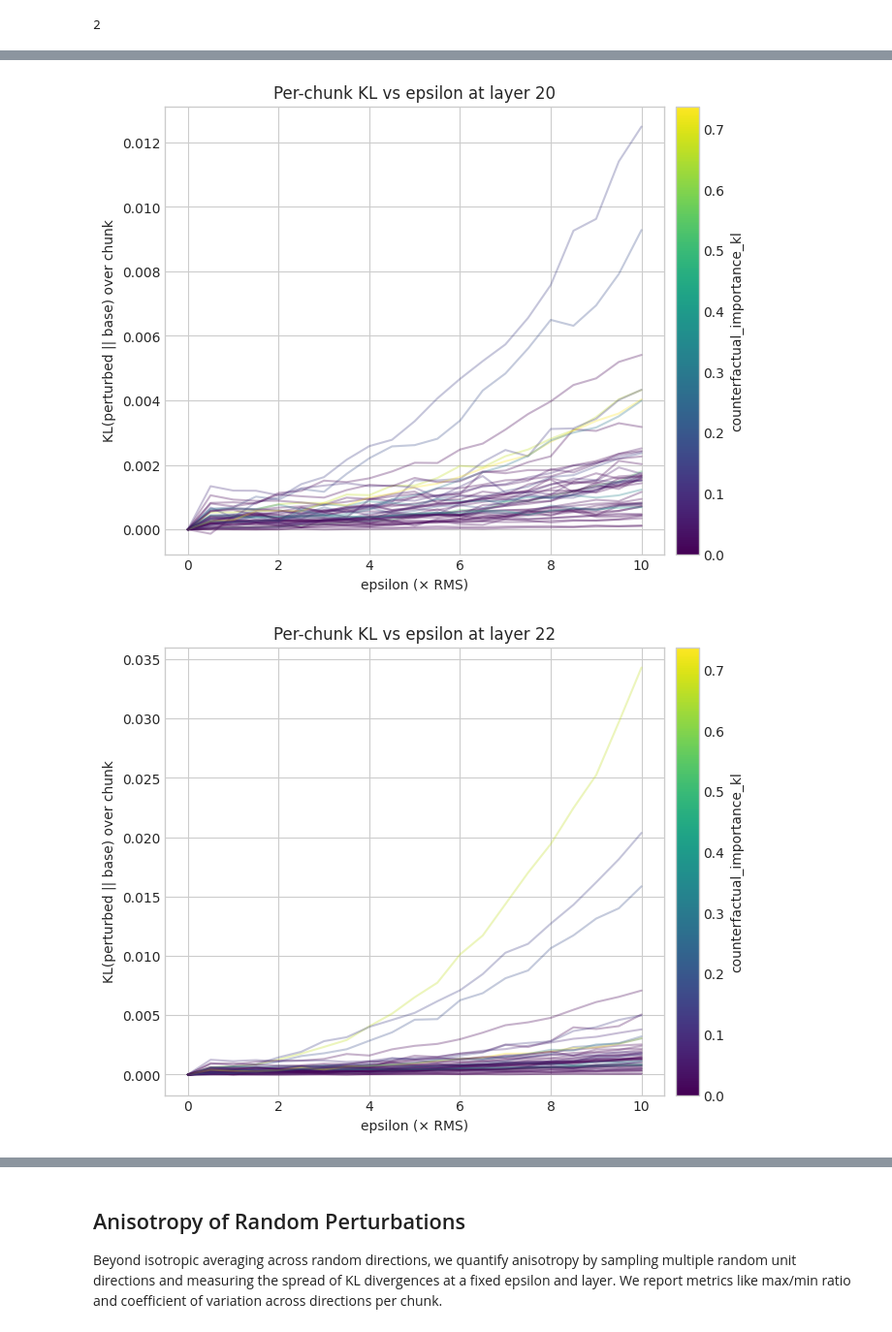
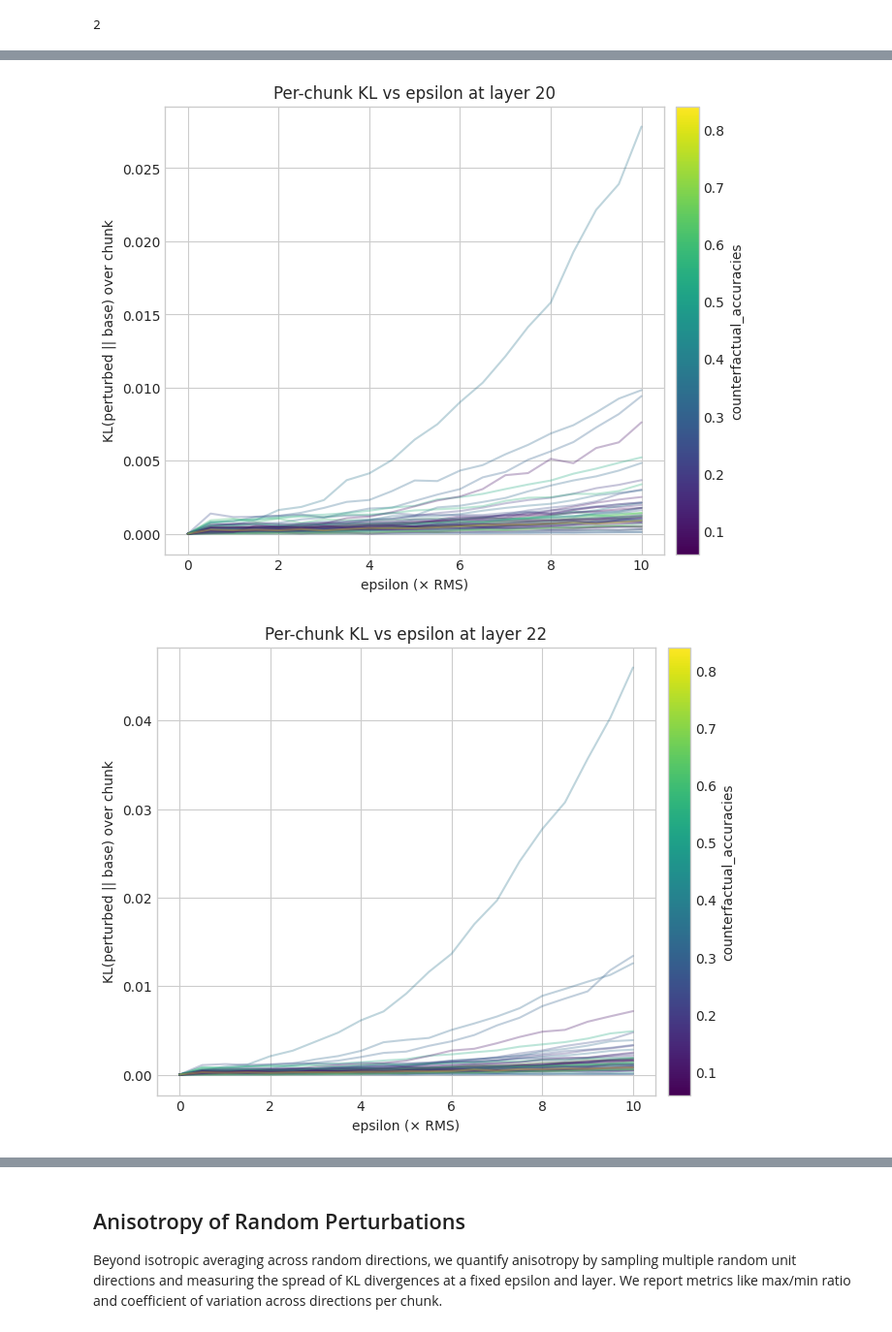
Before and after one commit to cutterdawes/SteeringThoughtAnchors, a Jupyter notebook: notebooks/experiment_3aii_anchor_perturbation.ipynb, the cells around one changed output, grey strips where cells are left out. Shown: that part at 97% size. Drawn from its saved outputs; the diff is of its cells as text; code cells hidden in the pictures.

Commit message:
Plot vs counterfactual_accuracies

```diff
--- a/notebooks/experiment_3aii_anchor_perturbation.ipynb
+++ b/notebooks/experiment_3aii_anchor_perturbation.ipynb
@@ -258,7 +258,7 @@ for ex_idx, ex in enumerate(examples, start=1):
         chunks = [p.strip() for p in re.split(r'(?<=[\.!\?])\s+|\n\n+', cot_text) if p.strip()]
     if not chunks:
         continue
-    cf_importance = ex.get('counterfactual_importance_kl', [0.0]*len(chunks))
+    cf_importance = ex.get('counterfactual_accuracies', [0.0]*len(chunks))
 
     for chunk_idx, chunk_text in enumerate(chunks):
         # Build prefix and align spans
@@ -388,32 +388,32 @@ plt.show()
 # %%
-# Plot per-chunk KL vs epsilon, color-coded by counterfactual_importance_kl
+# Plot per-chunk KL vs epsilon, color-coded by counterfactual_accuracies
 import numpy as np
 import matplotlib.pyplot as plt
 from matplotlib.cm import viridis
 from matplotlib.colors import Normalize
 plt.style.use('seaborn-v0_8-whitegrid')
 for L in selected_layers:
     curves = chunk_curves.get(L, [])
     if not curves:
         continue
     imps = np.array([c['importance'] for c in curves], dtype=float)
     # Normalize importance to [0,1] for colormap
     imp_min, imp_max = float(np.nanmin(imps)), float(np.nanmax(imps) if np.any(np.isfinite(imps)) else 1.0)
     norm = Normalize(vmin=imp_min, vmax=imp_max if imp_max>imp_min else imp_min+1e-6)
     fig, ax = plt.subplots(figsize=(8,6))
     for entry in curves:
         color = viridis(norm(entry['importance']))
         ys = entry['ys']
         xs = [float(e) for e in epsilons]
         ax.plot(xs, ys, color=color, alpha=0.3, linewidth=1.5)
     sm = plt.cm.ScalarMappable(cmap='viridis', norm=norm)
     sm.set_array([])
     cbar = plt.colorbar(sm, ax=ax, pad=0.02)
-    cbar.set_label('counterfactual_importance_kl')
+    cbar.set_label('counterfactual_accuracies')
     ax.set_xlabel('epsilon (× RMS)')
     ax.set_ylabel('KL(perturbed || base) over chunk')
     ax.set_title(f'Per-chunk KL vs epsilon at layer {L}')
     plt.show()
 # %% [output]
-[figure, old version]
+[figure, new version]
-[figure, old version]
+[figure, new version]
```
Also changed, not shown: parts of 5 cells of this notebook, 2 other files.
